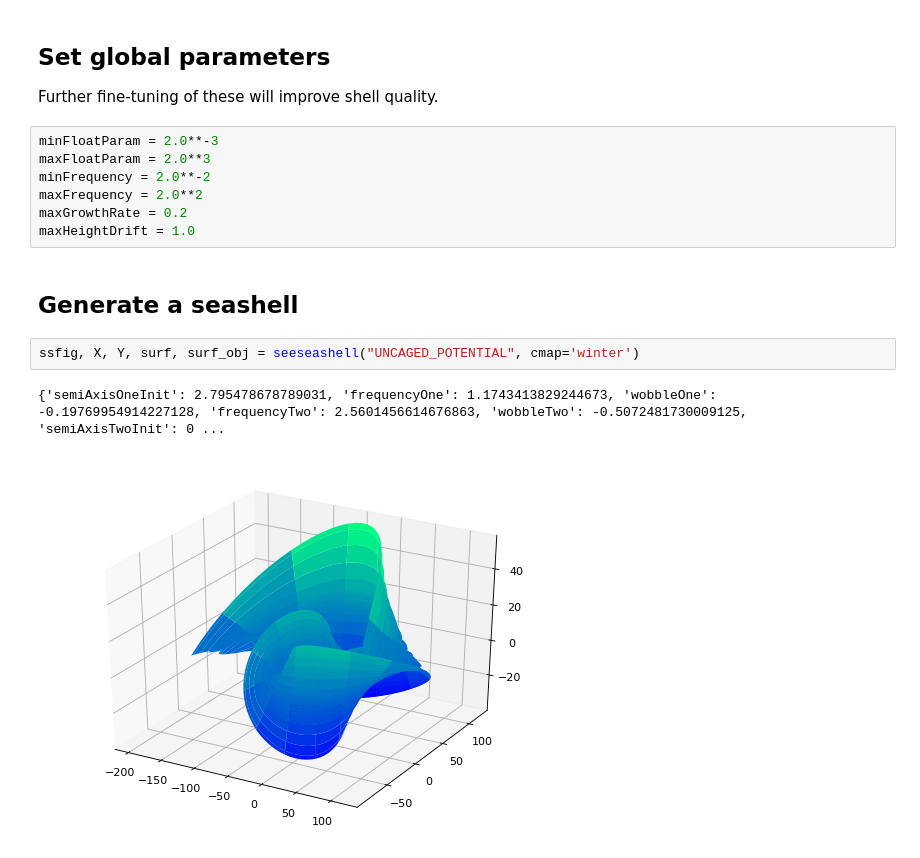
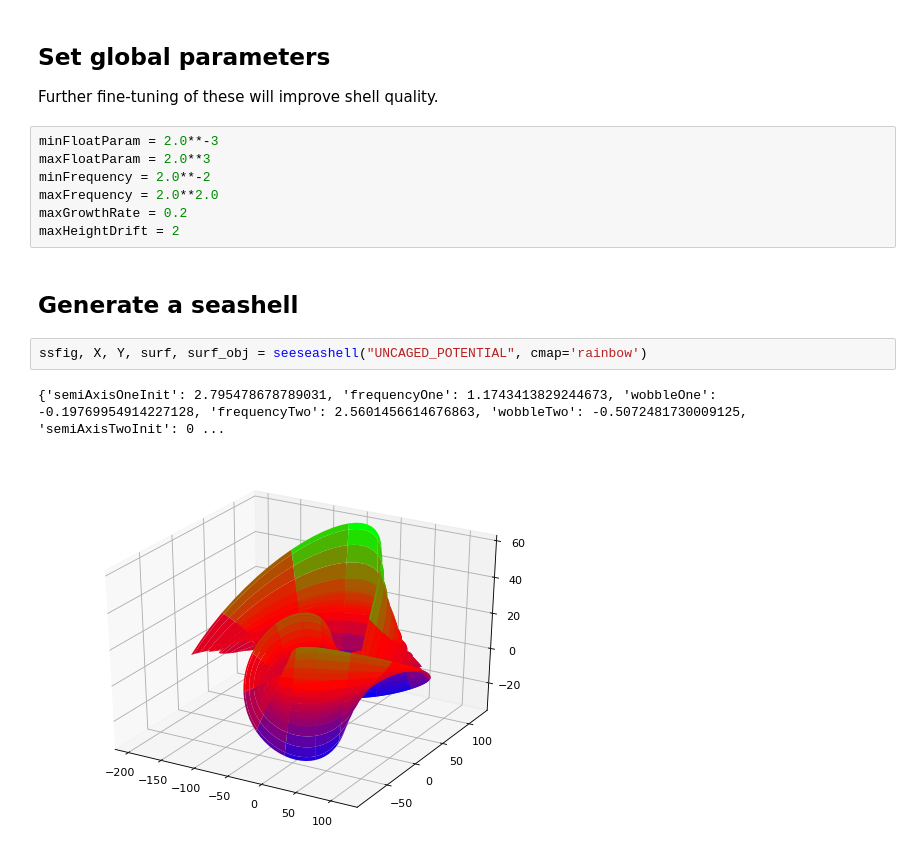
Before and after one commit to Mitchellpkt/seashells, a Jupyter notebook: seashells_notebook.ipynb, the cells around one changed output. Cells and saved outputs as stored; diff of their text form.

```diff
--- a/seashells_notebook.ipynb
+++ b/seashells_notebook.ipynb
@@ -210,13 +210,13 @@ Further fine-tuning of these will improve shell quality.
 minFloatParam = 2.0**-3
 maxFloatParam = 2.0**3
 minFrequency = 2.0**-2
-maxFrequency = 2.0**2
+maxFrequency = 2.0**2.0
 maxGrowthRate = 0.2
-maxHeightDrift = 1.0
+maxHeightDrift = 2
 # %% [markdown]
 ## Generate a seashell
 # %%
-ssfig, X, Y, surf, surf_obj = seeseashell("UNCAGED_POTENTIAL", cmap='winter')
+ssfig, X, Y, surf, surf_obj = seeseashell("UNCAGED_POTENTIAL", cmap='rainbow')
 # %% [output]
 {'semiAxisOneInit': 2.795478678789031, 'frequencyOne': 1.1743413829244673, 'wobbleOne': -0.19769954914227128, 'frequencyTwo': 2.5601456614676863, 'wobbleTwo': -0.5072481730009125, 'semiAxisTwoInit': 0 ...
-[figure, old version]
+[figure, new version]
```
